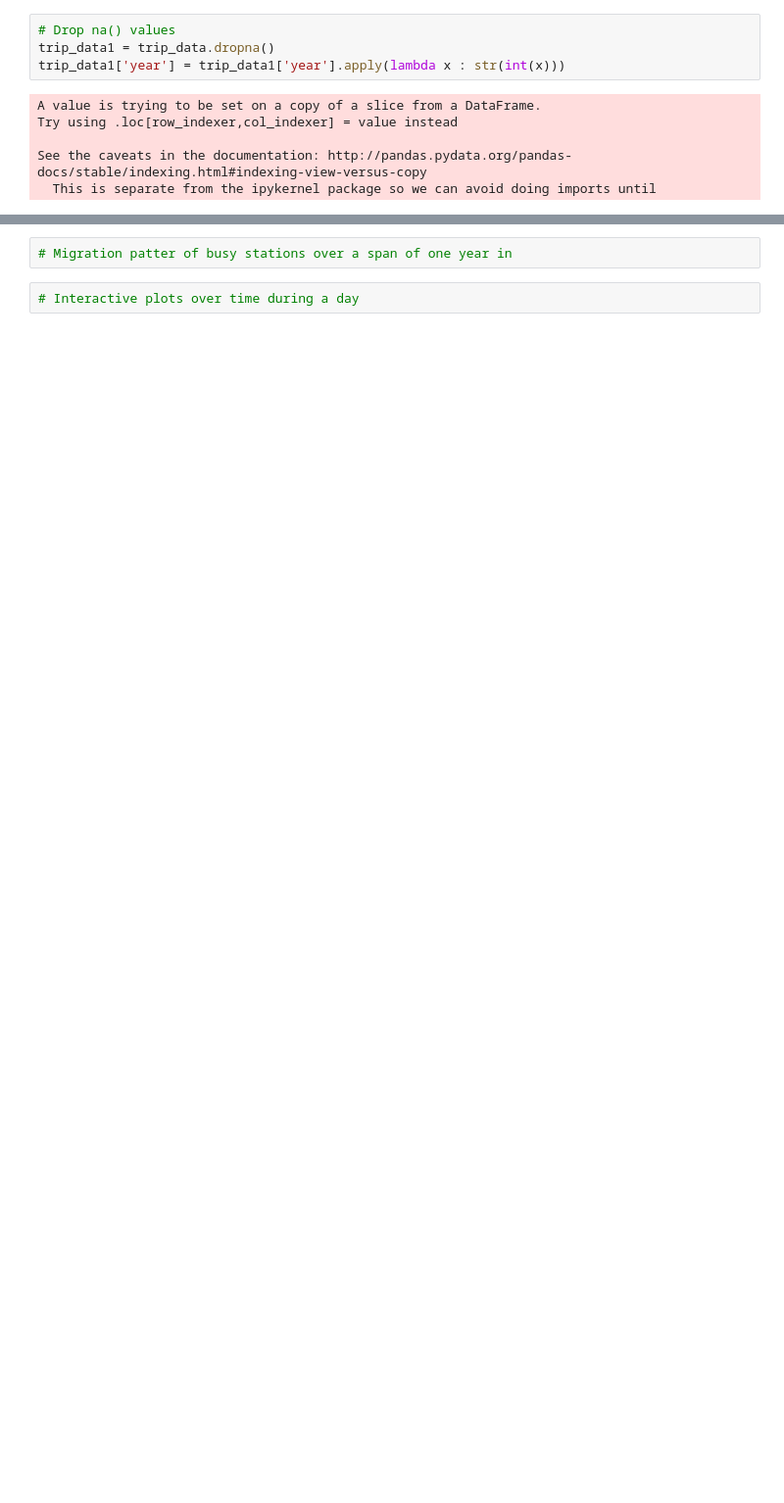
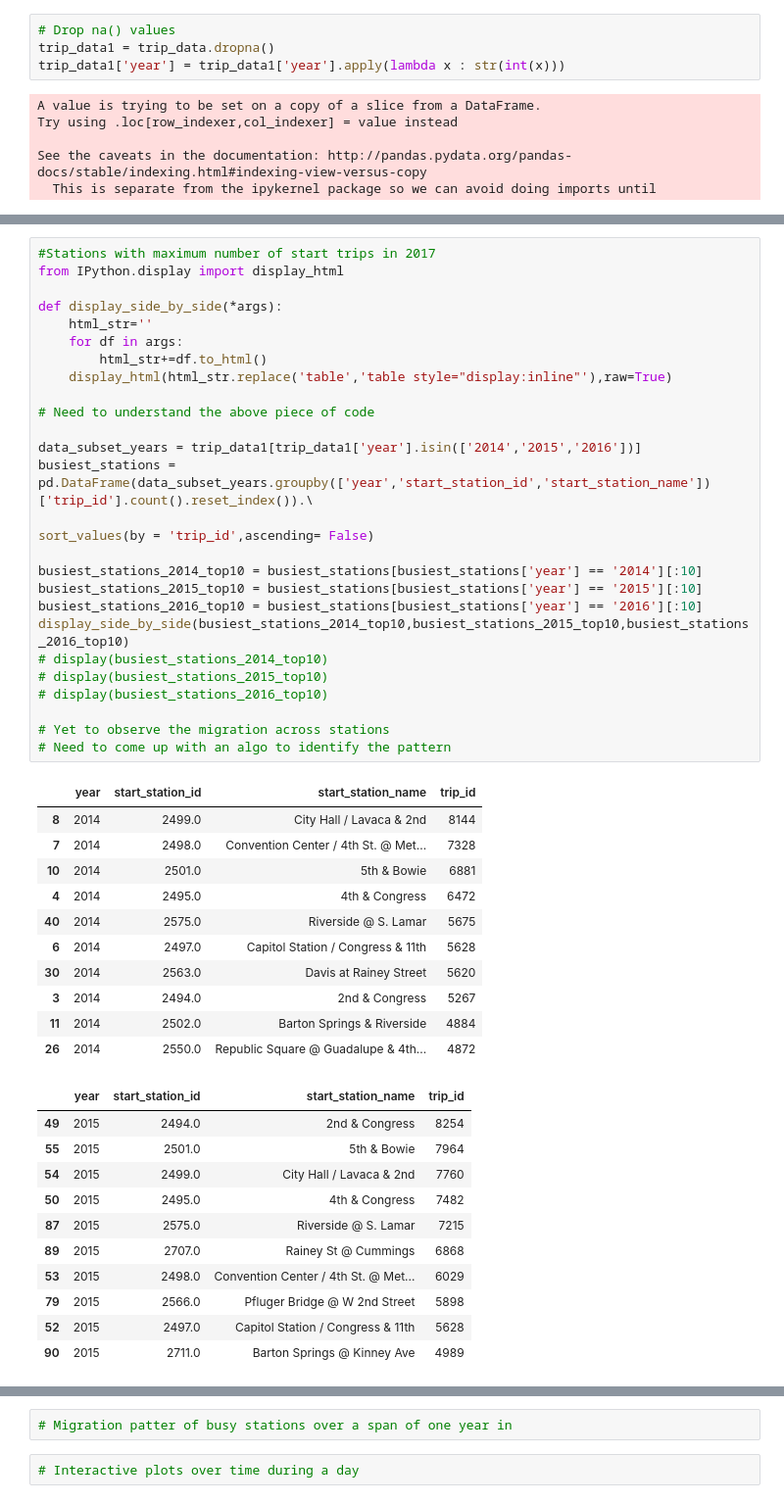
Before and after one commit to akhilesh-reddy/Strategy-consulting-for-bike-sharing, a Jupyter notebook: Group Project - EDA - Akhil.ipynb, the cells around one changed output, grey strips where cells are left out. Shown at 98% size. Drawn from its saved outputs; the diff is of its cells as text; blank space fills up the shorter version.

```diff
--- a/Group Project - EDA - Akhil.ipynb
+++ b/Group Project - EDA - Akhil.ipynb
@@ -151,0 +145,49 @@ folium_map
+# %%
+#Stations with maximum number of start trips in 2017
+from IPython.display import display_html
+
+def display_side_by_side(*args):
+    html_str=''
+    for df in args:
+        html_str+=df.to_html()
+    display_html(html_str.replace('table','table style="display:inline"'),raw=True)
+
+# Need to understand the above piece of code
+
+data_subset_years = trip_data1[trip_data1['year'].isin(['2014','2015','2016'])]
+busiest_stations = pd.DataFrame(data_subset_years.groupby(['year','start_station_id','start_station_name'])['trip_id'].count().reset_index()).\
+                                                                                    sort_values(by = 'trip_id',ascending= False)
+
+busiest_stations_2014_top10 = busiest_stations[busiest_stations['year'] == '2014'][:10]
+busiest_stations_2015_top10 = busiest_stations[busiest_stations['year'] == '2015'][:10]
+busiest_stations_2016_top10 = busiest_stations[busiest_stations['year'] == '2016'][:10]
+display_side_by_side(busiest_stations_2014_top10,busiest_stations_2015_top10,busiest_stations_2016_top10)
+# display(busiest_stations_2014_top10)
+# display(busiest_stations_2015_top10)
+# display(busiest_stations_2016_top10)
+
+# Yet to observe the migration across stations
+# Need to come up with an algo to identify the pattern
+# %% [output]
+|  | year | start_station_id | start_station_name | trip_id |
+| 8 | 2014 | 2499.0 | City Hall / Lavaca & 2nd | 8144 |
+| 7 | 2014 | 2498.0 | Convention Center / 4th St. @ Met... | 7328 |
+| 10 | 2014 | 2501.0 | 5th & Bowie | 6881 |
+| 4 | 2014 | 2495.0 | 4th & Congress | 6472 |
+| 40 | 2014 | 2575.0 | Riverside @ S. Lamar | 5675 |
+| 6 | 2014 | 2497.0 | Capitol Station / Congress & 11th | 5628 |
+| 30 | 2014 | 2563.0 | Davis at Rainey Street | 5620 |
+| 3 | 2014 | 2494.0 | 2nd & Congress | 5267 |
+| 11 | 2014 | 2502.0 | Barton Springs & Riverside | 4884 |
+| 26 | 2014 | 2550.0 | Republic Square @ Guadalupe & 4th... | 4872 |
+|  | year | start_station_id | start_station_name | trip_id |
+| 49 | 2015 | 2494.0 | 2nd & Congress | 8254 |
+| 55 | 2015 | 2501.0 | 5th & Bowie | 7964 |
+| 54 | 2015 | 2499.0 | City Hall / Lavaca & 2nd | 7760 |
+| 50 | 2015 | 2495.0 | 4th & Congress | 7482 |
+| 87 | 2015 | 2575.0 | Riverside @ S. Lamar | 7215 |
+| 89 | 2015 | 2707.0 | Rainey St @ Cummings | 6868 |
+| 53 | 2015 | 2498.0 | Convention Center / 4th St. @ Met... | 6029 |
+| 79 | 2015 | 2566.0 | Pfluger Bridge @ W 2nd Street | 5898 |
+| 52 | 2015 | 2497.0 | Capitol Station / Congress & 11th | 5628 |
+| 90 | 2015 | 2711.0 | Barton Springs @ Kinney Ave | 4989 |
```
Also changed, not shown: parts of 16 cells of this notebook.
